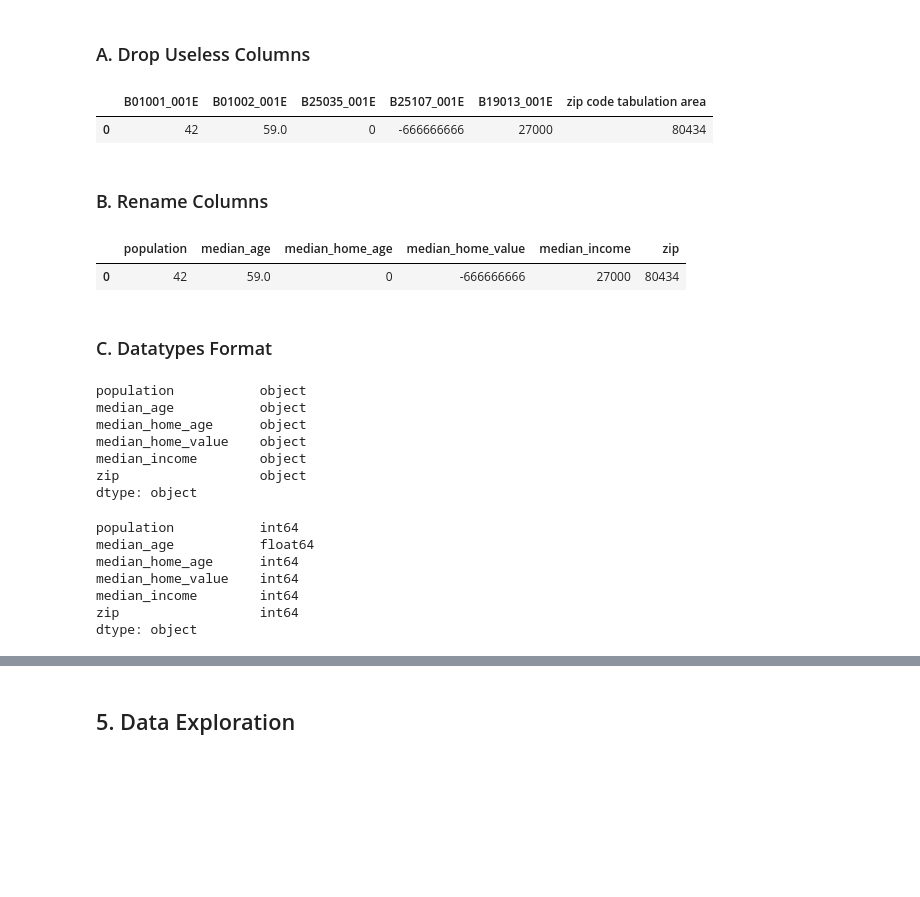
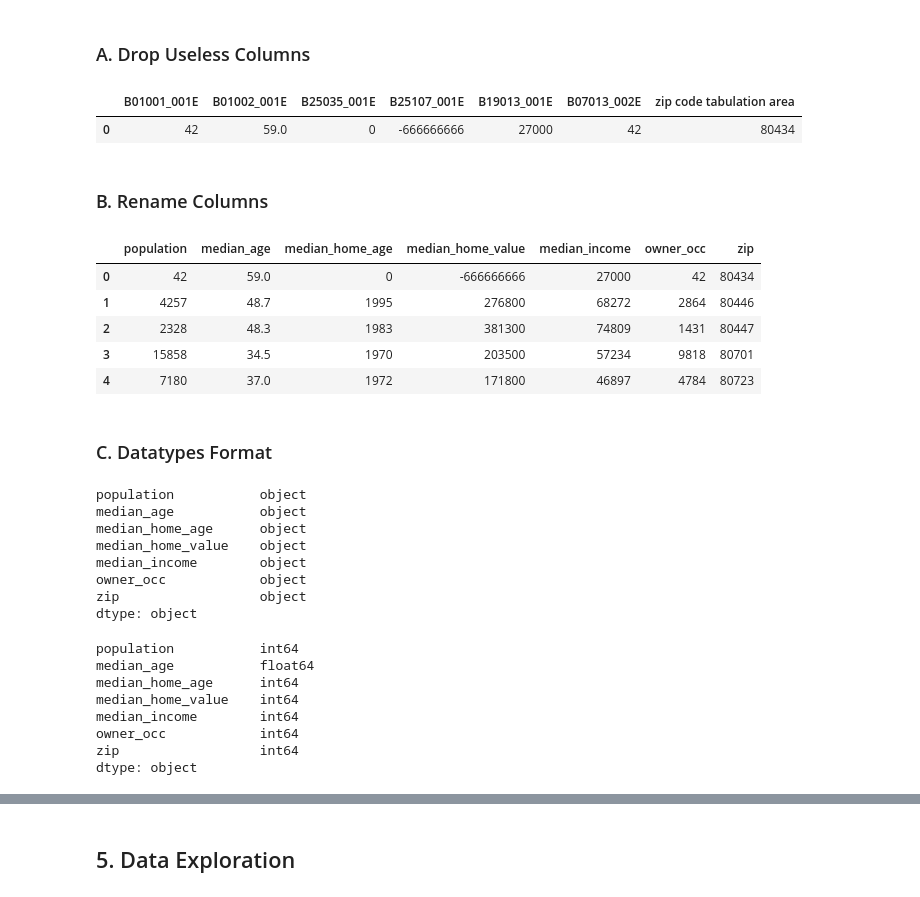
Before and after one commit to danielq1985/si_expansion_public, a Jupyter notebook: 03 - who_census.ipynb, the cells around one changed output, grey strips where cells are left out. Cells and saved outputs as stored; diff of their text form; code cells hidden in the pictures; blank space fills up the shorter version.

```diff
--- a/03 - who_census.ipynb
+++ b/03 - who_census.ipynb
@@ -41,9 +32,20 @@ api_variables = "B01001_001E,B01002_001E,B25035_001E,B25107_001E,B19013_001E"
 # %%
-url = "https://api.census.gov/data/2019/acs/acs5?get={}&for=zip%20code%20tabulation%20area:*&in=state:08".format(api_variables)
+# Demographics we will use:
+# -total population B01001_001E
+# -median age B01002_001E
+# -home age median B25035_001E
+# -median home value B25107_001E
+# -median household income last 12 mo B19013_001E
+# -home owner lived in unit B07013_002E
+
+api_variables = "B01001_001E,B01002_001E,B25035_001E,B25107_001E,B19013_001E,B07013_002E"
+url = "https://api.census.gov/data/2019/acs/acs5?get={}&for=zip%20code%20tabulation%20area:*&in=state:08"\
+                                                                                    .format(api_variables)
 
 payload={}
 headers = {
-  'Cookie': 'TS010383f0=011ba694f273cea421f27bf0ab2cac56fcf022cae435637d6ff04b48f22db0da4930c5fdccf2e3ecfe07edeb712ddebd5998d53170'
+  'Cookie': 'TS010383f0=011ba694f273cea421f27bf0ab2cac56fcf022cae435637d6ff0\
+                      4b48f22db0da4930c5fdccf2e3ecfe07edeb712ddebd5998d53170'
 }
 
 response = requests.request("GET", url, headers=headers, data=payload)
@@ -69,8 +72,8 @@ df = df.drop(columns=["state"])
 
 df.head(1)
 # %% [output]
-|  | B01001_001E | B01002_001E | B25035_001E | B25107_001E | B19013_001E | zip code tabulation area |
-| 0 | 42 | 59.0 | 0 | -666666666 | 27000 | 80434 |
+|  | B01001_001E | B01002_001E | B25035_001E | B25107_001E | B19013_001E | B07013_002E | zip code tabulation area |
+| 0 | 42 | 59.0 | 0 | -666666666 | 27000 | 42 | 80434 |
 # %% [markdown]
 ### B. Rename Columns
 # %%
@@ -79,16 +82,21 @@ column_update = ["population", #B01001_001E
                  "median_home_age", #B25035_001E
                  "median_home_value", #B25107_001E
                  "median_income", #B19013_001E
+                 "owner_occ", # B07013_002E
                  "zip"]
 
 df.columns = column_update
 # %%
-df.head(1)
+df.head()
 # %% [output]
-|  | population | median_age | median_home_age | median_home_value | median_income | zip |
-| 0 | 42 | 59.0 | 0 | -666666666 | 27000 | 80434 |
+|  | population | median_age | median_home_age | median_home_value | median_income | owner_occ | zip |
+| 0 | 42 | 59.0 | 0 | -666666666 | 27000 | 42 | 80434 |
+| 1 | 4257 | 48.7 | 1995 | 276800 | 68272 | 2864 | 80446 |
+| 2 | 2328 | 48.3 | 1983 | 381300 | 74809 | 1431 | 80447 |
+| 3 | 15858 | 34.5 | 1970 | 203500 | 57234 | 9818 | 80701 |
+| 4 | 7180 | 37.0 | 1972 | 171800 | 46897 | 4784 | 80723 |
-# %% [markdown]
-### C. Datatypes Format
+# %% [markdown]
+### C. Datatypes Format
 # %%
 df.dtypes
 # %% [output]
@@ -97,6 +105,7 @@ median_age           object
 median_home_age      object
 median_home_value    object
 median_income        object
+owner_occ            object
 zip                  object
 dtype: object
 # %%
@@ -109,5 +118,6 @@ median_age           float64
 median_home_age      int64
 median_home_value    int64
 median_income        int64
+owner_occ            int64
 zip                  int64
 dtype: object
```
Also changed, not shown: parts of 24 cells of this notebook, 4 other files.
